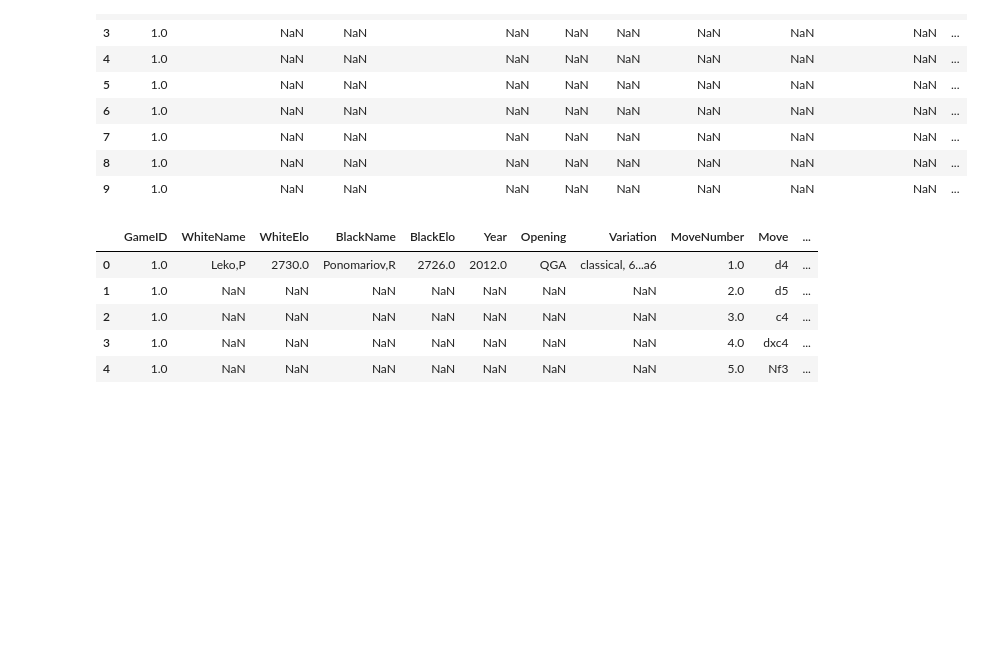
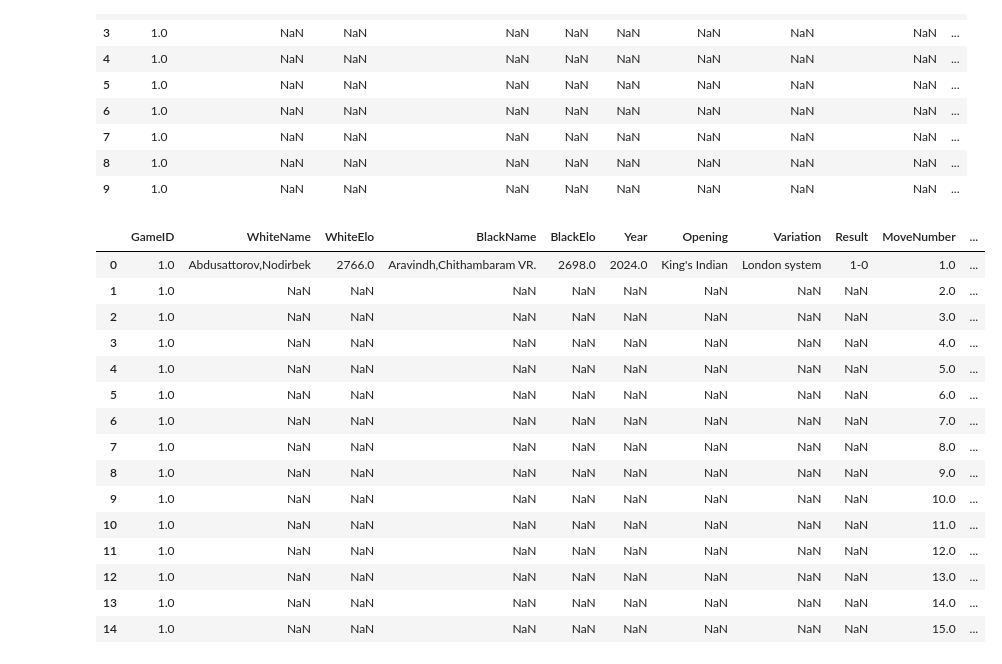
Before and after one commit to dosoe/Guess-The-Elo, a Jupyter notebook: data_analysis/playing_around.ipynb, the cells around one changed output. Cells and saved outputs as stored; diff of their text form; code cells hidden in the pictures; blank space fills up the shorter version.

Commit message:
added result of game column

```diff
--- a/data_analysis/playing_around.ipynb
+++ b/data_analysis/playing_around.ipynb
@@ -52,12 +88,22 @@ df.head(10)
 | 8 | 1.0 | NaN | NaN | NaN | NaN | NaN | NaN | NaN | NaN | ... |
 | 9 | 1.0 | NaN | NaN | NaN | NaN | NaN | NaN | NaN | NaN | ... |
 # %%
-df=pd.read_csv("../Analyzed_Games/example20_analyzed.csv")
-df.head(5)
+df=pd.read_csv("../Analyzed_Games/example3_analyzed.csv")
+df.head(15)
 # %% [output]
-|  | GameID | WhiteName | WhiteElo | BlackName | BlackElo | Year | Opening | Variation | MoveNumber | Move | ... |
-| 0 | 1.0 | Leko,P | 2730.0 | Ponomariov,R | 2726.0 | 2012.0 | QGA | classical, 6...a6 | 1.0 | d4 | ... |
-| 1 | 1.0 | NaN | NaN | NaN | NaN | NaN | NaN | NaN | 2.0 | d5 | ... |
-| 2 | 1.0 | NaN | NaN | NaN | NaN | NaN | NaN | NaN | 3.0 | c4 | ... |
-| 3 | 1.0 | NaN | NaN | NaN | NaN | NaN | NaN | NaN | 4.0 | dxc4 | ... |
-| 4 | 1.0 | NaN | NaN | NaN | NaN | NaN | NaN | NaN | 5.0 | Nf3 | ... |
+|  | GameID | WhiteName | WhiteElo | BlackName | BlackElo | Year | Opening | Variation | Result | MoveNumber | ... |
+| 0 | 1.0 | Abdusattorov,Nodirbek | 2766.0 | Aravindh,Chithambaram VR. | 2698.0 | 2024.0 | King's Indian | London system | 1-0 | 1.0 | ... |
+| 1 | 1.0 | NaN | NaN | NaN | NaN | NaN | NaN | NaN | NaN | 2.0 | ... |
+| 2 | 1.0 | NaN | NaN | NaN | NaN | NaN | NaN | NaN | NaN | 3.0 | ... |
+| 3 | 1.0 | NaN | NaN | NaN | NaN | NaN | NaN | NaN | NaN | 4.0 | ... |
+| 4 | 1.0 | NaN | NaN | NaN | NaN | NaN | NaN | NaN | NaN | 5.0 | ... |
+| 5 | 1.0 | NaN | NaN | NaN | NaN | NaN | NaN | NaN | NaN | 6.0 | ... |
+| 6 | 1.0 | NaN | NaN | NaN | NaN | NaN | NaN | NaN | NaN | 7.0 | ... |
+| 7 | 1.0 | NaN | NaN | NaN | NaN | NaN | NaN | NaN | NaN | 8.0 | ... |
+| 8 | 1.0 | NaN | NaN | NaN | NaN | NaN | NaN | NaN | NaN | 9.0 | ... |
+| 9 | 1.0 | NaN | NaN | NaN | NaN | NaN | NaN | NaN | NaN | 10.0 | ... |
+| 10 | 1.0 | NaN | NaN | NaN | NaN | NaN | NaN | NaN | NaN | 11.0 | ... |
+| 11 | 1.0 | NaN | NaN | NaN | NaN | NaN | NaN | NaN | NaN | 12.0 | ... |
+| 12 | 1.0 | NaN | NaN | NaN | NaN | NaN | NaN | NaN | NaN | 13.0 | ... |
+| 13 | 1.0 | NaN | NaN | NaN | NaN | NaN | NaN | NaN | NaN | 14.0 | ... |
+| 14 | 1.0 | NaN | NaN | NaN | NaN | NaN | NaN | NaN | NaN | 15.0 | ... |
```
Also changed, not shown: parts of 2 cells of this notebook, 4 other files.
